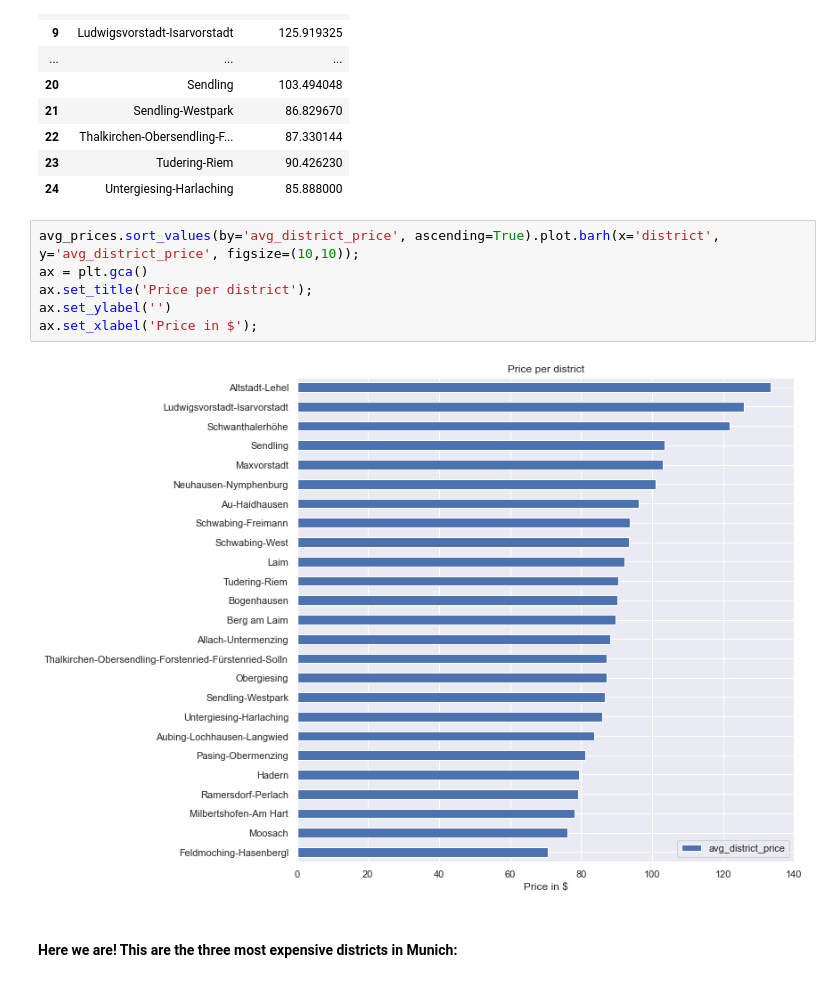
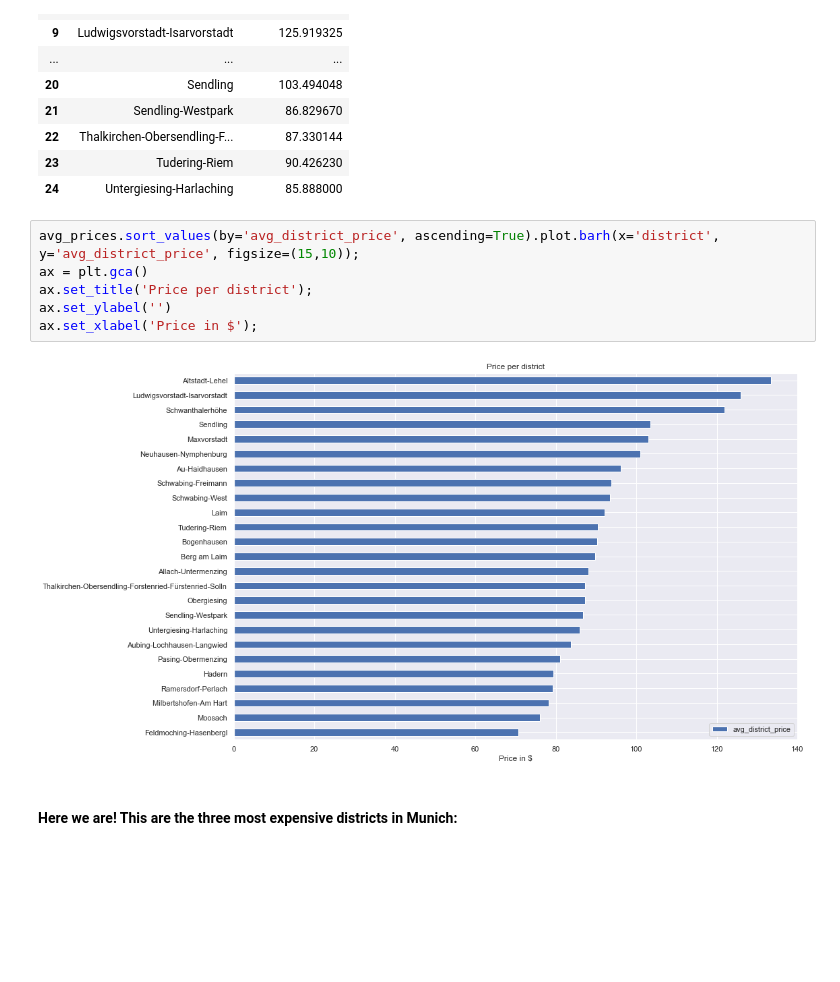
Before and after one commit to rmnng/dsblogpost, a Jupyter notebook: 3. Where to find the best place.ipynb, the cells around one changed output. Cells and saved outputs as stored; diff of their text form; blank space fills up the shorter version.

```diff
--- a/3. Where to find the best place.ipynb
+++ b/3. Where to find the best place.ipynb
@@ -170,13 +170,13 @@ avg_prices
 | 23 | Tudering-Riem | 90.426230 |
 | 24 | Untergiesing-Harlaching | 85.888000 |
 # %%
-avg_prices.sort_values(by='avg_district_price', ascending=True).plot.barh(x='district', y='avg_district_price', figsize=(10,10));
+avg_prices.sort_values(by='avg_district_price', ascending=True).plot.barh(x='district', y='avg_district_price', figsize=(15,10));
 ax = plt.gca()
 ax.set_title('Price per district');
 ax.set_ylabel('')
 ax.set_xlabel('Price in $');
 # %% [output]
-[figure, old version]
+[figure, new version]
 # %% [markdown]
 #### Here we are! This are the **three most expensive** districts in Munich:
 # %%
```
Also changed, not shown: parts of 12 cells of this notebook, 1 other file.
